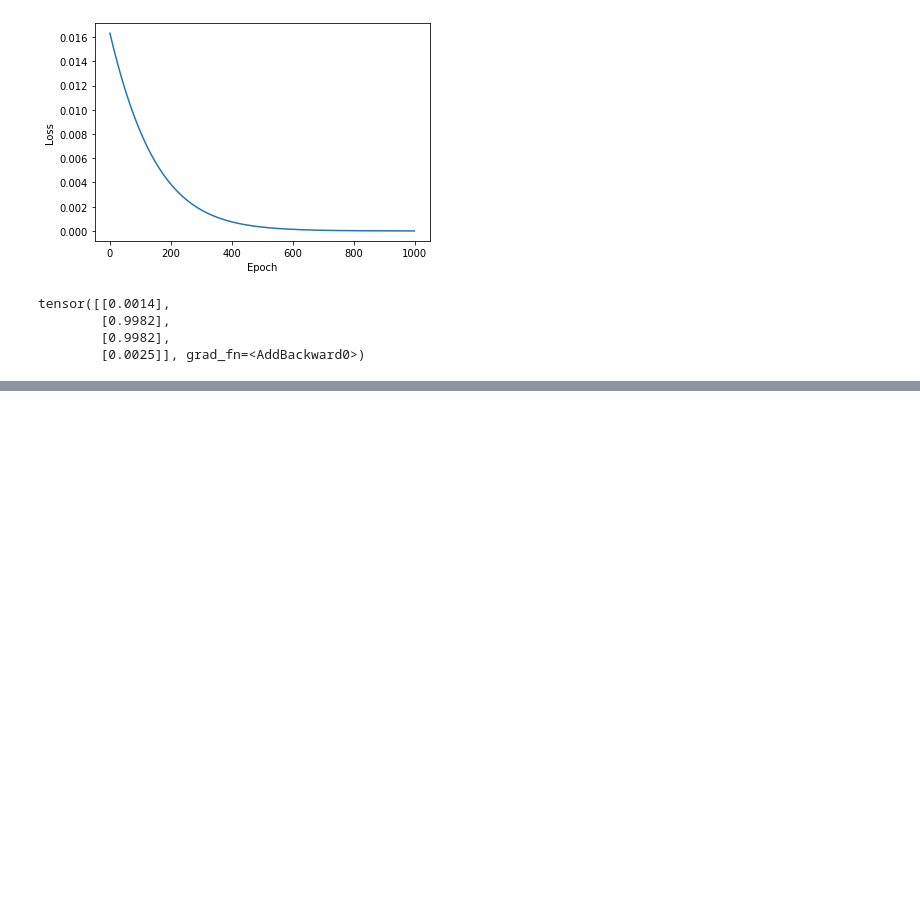
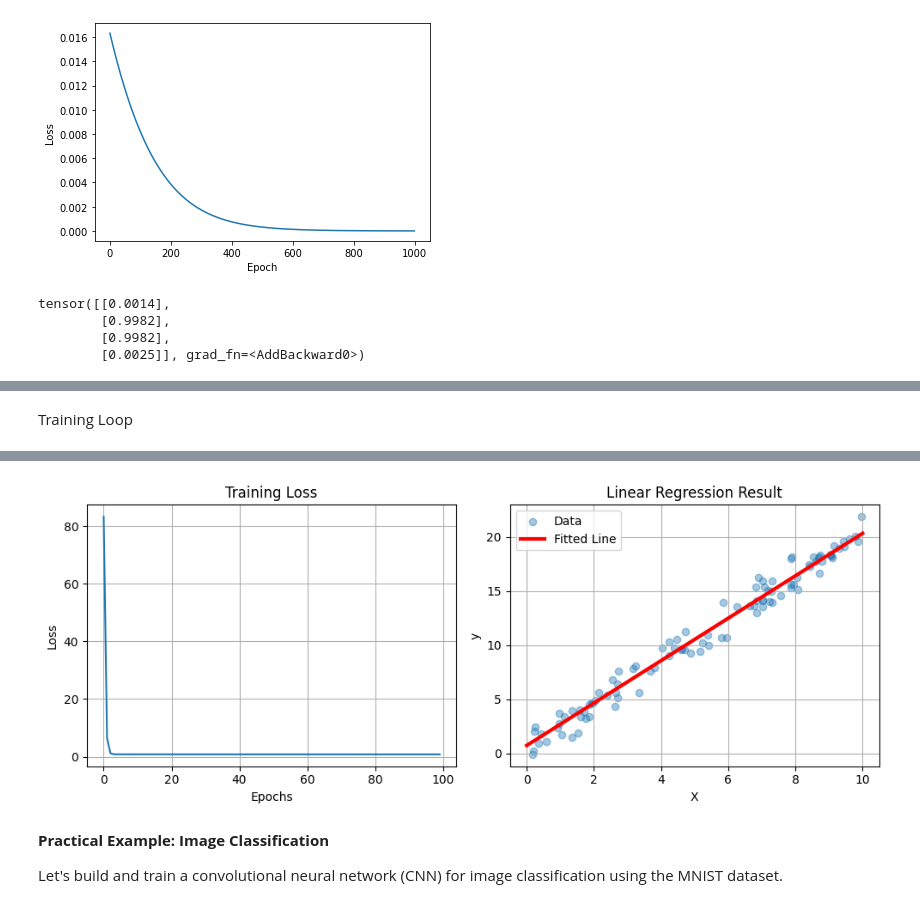
Before and after one commit to heinhtet14/Machine_Learning_Bootcamp, a Jupyter notebook: Wk1-part-2-Intro_PyTorch.ipynb, the cells around one changed output, grey strips where cells are left out. Saved outputs shown, nothing was run; the diff lists cells and outputs as text; code cells hidden in the pictures; blank space fills up the shorter version.

```diff
--- a/Wk1-part-2-Intro_PyTorch.ipynb
+++ b/Wk1-part-2-Intro_PyTorch.ipynb
@@ -356,0 +323,71 @@ Got 9709/10000 with accuracy 97.09
+# %% [markdown]
+Training Loop
+# %%
+# Initialize the model
+model = LinearRegressionModel(input_dim=1, output_dim=1)
+
+# Define loss function and optimizer
+criterion = nn.MSELoss()
+optimizer = optim.SGD(model.parameters(), lr=0.01)
+
+# Training parameters
+num_epochs = 100
+
+# Lists to store losses for plotting
+losses = []
+
+# Training loop
+for epoch in range(num_epochs):
+    # Forward pass
+    y_pred = model(X_train)
+
+    # Compute and print loss
+    loss = criterion(y_pred, y_train)
+    losses.append(loss.item())
+
+    # Zero gradients, backward pass, and update
+    optimizer.zero_grad()
+    loss.backward()
+    optimizer.step()
+
+    # Print progress every 10 epochs
+    if (epoch+1) % 10 == 0:
+        print(f'Epoch [{epoch+1}/{num_epochs}], Loss: {loss.item():.4f}')
+
+# Get the learned parameters
+with torch.no_grad():
+    w = model.linear.weight.item()
+    b = model.linear.bias.item()
+    print(f"Learned parameters: w = {w:.4f}, b = {b:.4f}")
+    print(f"True parameters: w = 2.0000, b = 0.5000")
+
+# Plot the result
+plt.figure(figsize=(10, 4))
+
+# Plot the loss curve
+plt.subplot(1, 2, 1)
+plt.plot(losses)
+plt.title('Training Loss')
+plt.xlabel('Epochs')
+plt.ylabel('Loss')
+plt.grid(True)
+
+# Plot the data and the learned model
+plt.subplot(1, 2, 2)
+plt.scatter(X_train.numpy(), y_train.numpy(), alpha=0.4, label='Data')
+
+# Generate points for the learned line
+x_range = torch.linspace(0, 10, 100).reshape(-1, 1)
+with torch.no_grad():
+    y_range = model(x_range)
+
+plt.plot(x_range.numpy(), y_range.numpy(), 'r-', linewidth=3, label='Fitted Line')
+plt.title('Linear Regression Result')
+plt.xlabel('X')
+plt.ylabel('y')
+plt.legend()
+plt.grid(True)
+
+plt.tight_layout()
+plt.show()
+# %% [output]
@@ -356,0 +406,5 @@ Got 9709/10000 with accuracy 97.09
+[figure, added]
+# %% [markdown]
+**Practical Example: Image Classification**
+
+Let's build and train a convolutional neural network (CNN) for image classification using the MNIST dataset.
```
Also changed, not shown: parts of 17 cells of this notebook.
